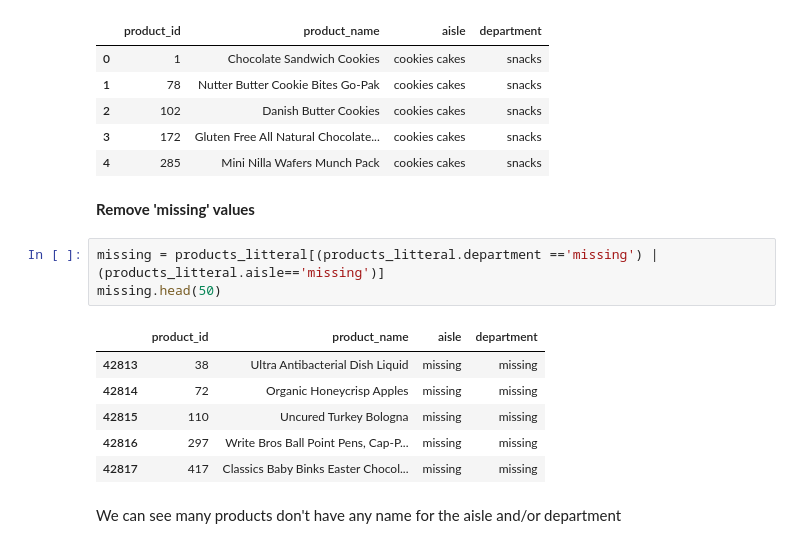
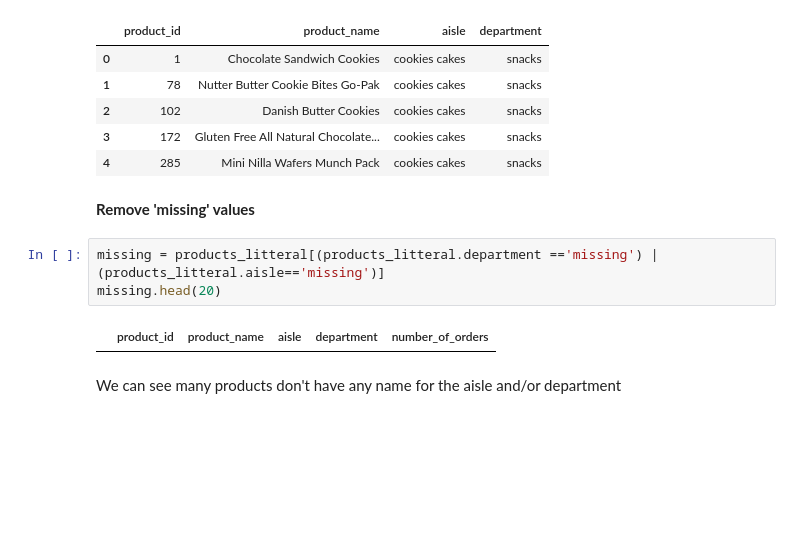
Before and after one commit to auriane81/epfl-ada-ada-2019-project-adax, a Jupyter notebook: project_Auriane.ipynb, the cells around one changed output. Saved outputs shown, nothing was run; the diff lists cells and outputs as text; blank space fills up the shorter version.

```diff
--- a/project_Auriane.ipynb
+++ b/project_Auriane.ipynb
@@ -110,14 +121,9 @@ products_litteral.head()
 **Remove 'missing' values**
 # %%
 missing = products_litteral[(products_litteral.department =='missing') | (products_litteral.aisle=='missing')]
-missing.head(50)
+missing.head(20)
 # %% [output]
-|  | product_id | product_name | aisle | department |
-| 42813 | 38 | Ultra Antibacterial Dish Liquid | missing | missing |
-| 42814 | 72 | Organic Honeycrisp Apples | missing | missing |
-| 42815 | 110 | Uncured Turkey Bologna | missing | missing |
-| 42816 | 297 | Write Bros Ball Point Pens, Cap-P... | missing | missing |
-| 42817 | 417 | Classics Baby Binks Easter Chocol... | missing | missing |
+|  | product_id | product_name | aisle | department | number_of_orders |
 # %% [markdown]
 We can see many products don't have any name for the aisle and/or department
 # %%
```
Also changed, not shown: parts of 68 cells of this notebook.
